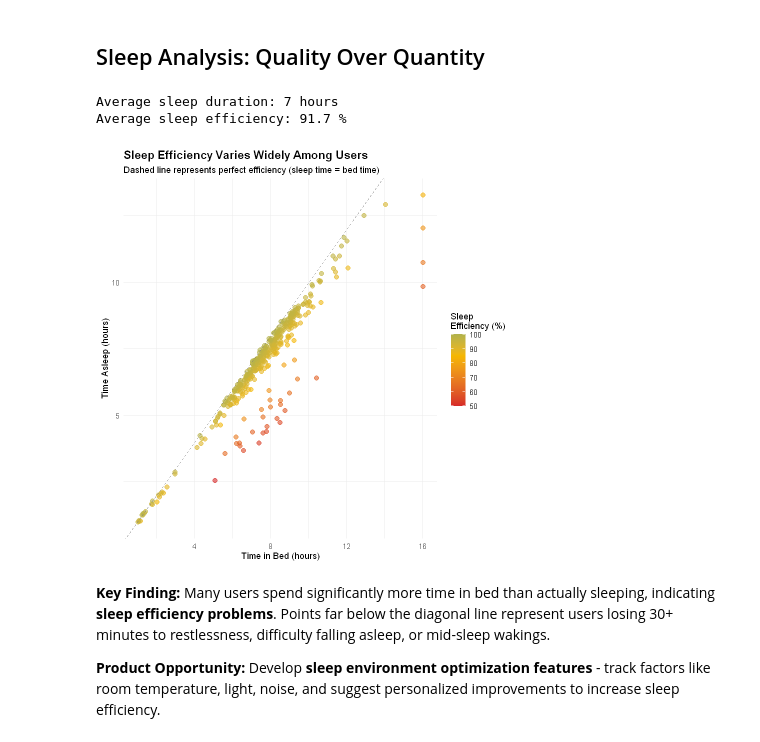
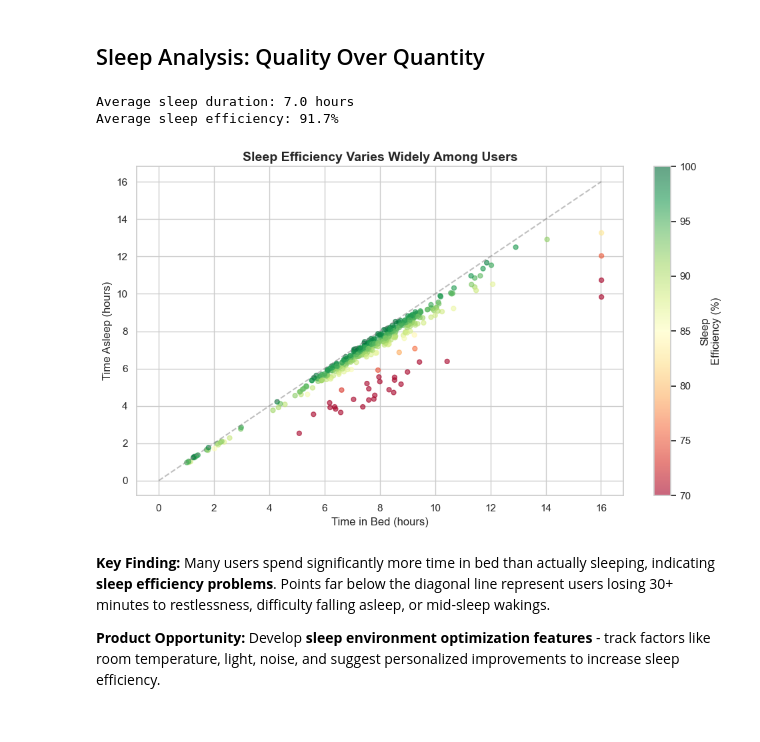
Before and after one commit to anudeepsuraneni/bellabeat, a Jupyter notebook: notebooks/bellabeat_wellness_analysis.ipynb, the cells around one changed output. Saved outputs shown, nothing was run; the diff lists cells and outputs as text; code cells hidden in the pictures.

```diff
--- a/notebooks/bellabeat_wellness_analysis.ipynb
+++ b/notebooks/bellabeat_wellness_analysis.ipynb
@@ -140,39 +136,34 @@ A tibble: 3 × 4
 ## Sleep Analysis: Quality Over Quantity
 # %%
 # Calculate sleep efficiency
-sleep_day <- sleep_day %>%
-  mutate(
-    sleep_efficiency = (TotalMinutesAsleep / TotalTimeInBed) * 100,
-    sleep_hours = TotalMinutesAsleep / 60
-  )
+sleep_day['sleep_efficiency'] = (sleep_day['TotalMinutesAsleep'] / sleep_day['TotalTimeInBed']) * 100
+sleep_day['sleep_hours'] = sleep_day['TotalMinutesAsleep'] / 60
 
 # Summary statistics
-cat("Average sleep duration:", round(mean(sleep_day$sleep_hours), 1), "hours\n")
-cat("Average sleep efficiency:", round(mean(sleep_day$sleep_efficiency), 1), "%\n\n")
+print(f"Average sleep duration: {round(sleep_day['sleep_hours'].mean(), 1)} hours")
+print(f"Average sleep efficiency: {round(sleep_day['sleep_efficiency'].mean(), 1)}%\n")
 
 # Visualize sleep efficiency
-ggplot(sleep_day, aes(x = TotalTimeInBed / 60, y = TotalMinutesAsleep / 60)) +
-  geom_point(aes(color = sleep_efficiency), alpha = 0.6, size = 2.5) +
-  geom_abline(intercept = 0, slope = 1, linetype = "dashed", color = "gray50") +
-  scale_color_gradient2(
-    low = "#D62828",
-    mid = "#F5B700",
-    high = "#06A77D",
-    midpoint = 85,
-    name = "Sleep\nEfficiency (%)"
-  ) +
-  labs(
-    title = "Sleep Efficiency Varies Widely Among Users",
-    subtitle = "Dashed line represents perfect efficiency (sleep time = bed time)",
-    x = "Time in Bed (hours)",
-    y = "Time Asleep (hours)"
-  ) +
-  theme_minimal() +
-  theme(plot.title = element_text(face = "bold", size = 14))
+fig, ax = plt.subplots(figsize=(10, 6))
+scatter = ax.scatter(sleep_day['TotalTimeInBed'] / 60,
+                     sleep_day['TotalMinutesAsleep'] / 60,
+                     c=sleep_day['sleep_efficiency'],
+                     cmap='RdYlGn', vmin=70, vmax=100,
+                     alpha=0.6, s=25)
+max_val = max((sleep_day['TotalTimeInBed'] / 60).max(),
+              (sleep_day['TotalMinutesAsleep'] / 60).max())
+ax.plot([0, max_val], [0, max_val], linestyle='--', color='gray', alpha=0.5)
+cbar = plt.colorbar(scatter, ax=ax, label='Sleep\nEfficiency (%)')
+ax.set_title("Sleep Efficiency Varies Widely Among Users",
+             fontweight='bold', fontsize=14)
+ax.set_xlabel("Time in Bed (hours)")
+ax.set_ylabel("Time Asleep (hours)")
+plt.tight_layout()
+plt.show()
 # %% [output]
-Average sleep duration: 7 hours
-Average sleep efficiency: 91.7 %
+Average sleep duration: 7.0 hours
+Average sleep efficiency: 91.7%
-[figure, old version]
+[figure, new version]
 # %% [markdown]
 **Key Finding:** Many users spend significantly more time in bed than actually sleeping, indicating **sleep efficiency problems**. Points far below the diagonal line represent users losing 30+ minutes to restlessness, difficulty falling asleep, or mid-sleep wakings.
 
```
Also changed, not shown: parts of 5 cells of this notebook, 4 other files.
